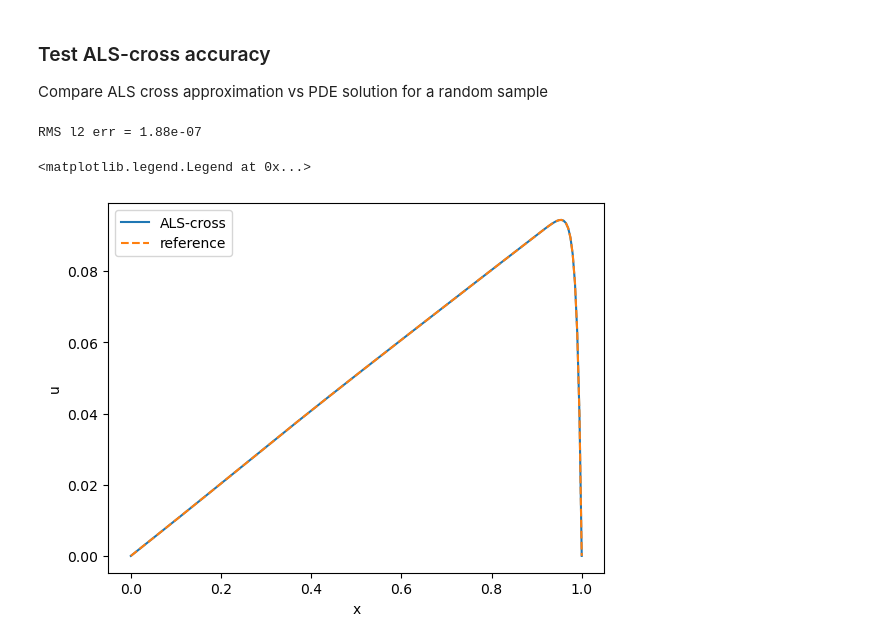
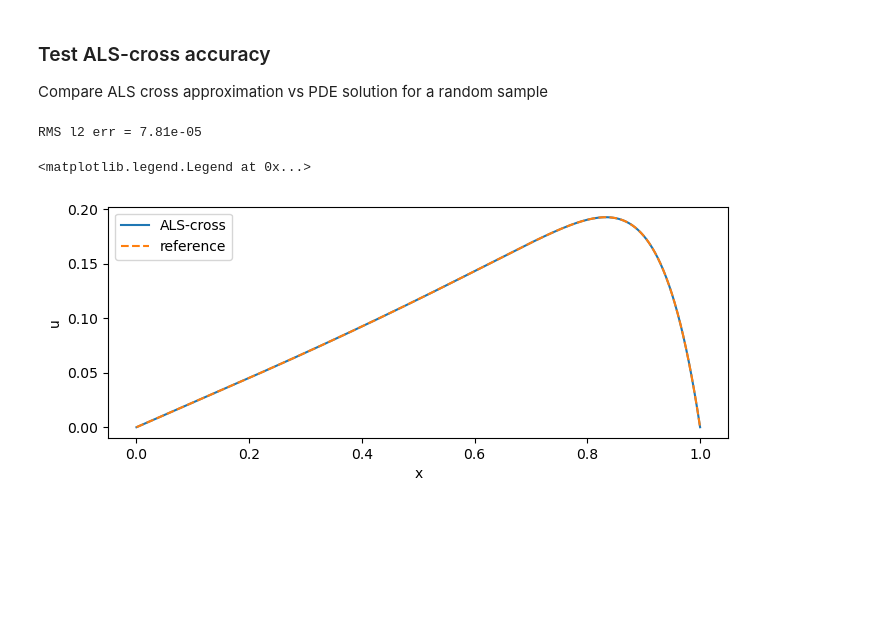
Before and after one commit to huberbenno/TT-IRT, a Jupyter notebook: python/als_cross_rework/test2.ipynb, the cells around one changed output. Cells and saved outputs as stored; diff of their text form; code cells hidden in the pictures; blank space fills up the shorter version.

```diff
--- a/python/als_cross_rework/test2.ipynb
+++ b/python/als_cross_rework/test2.ipynb
@@ -125,6 +159,7 @@ cfun = diffusion_coeff(Nx, Ny, offset, var)
 C_true = cfun(X)
 
 PDE_fun = SimplePDE(Nx)
+PDE_fun.v = 20
 
 U = PDE_fun.solve([[C_true.reshape(1,-1,1), np.ones((1,1,1))], [np.ones((1,1,1))]])
 U = np.ravel(U[0])
@@ -240,10 +279,7 @@ Ranks [ 1 25 22 20 14  8  4  1]
 
 Compare ALS cross approximation vs PDE solution for a random sample
 # %%
-N_MC = 500
-err = 0
-
-for n in range(N_MC):
+def compute_sample(PDE_fun, u):
   # get random parameter
   y = rng.integers(0, Ny, n_param)
   X = np.hstack([np.arange(Nx).reshape((-1,1)), np.tile(y, [Nx,1])])
@@ -258,36 +294,31 @@ for n in range(N_MC):
   for i in range(u.n[0]):
     U_eval[i] = u[np.concatenate(([i], y))]
 
-  err += np.sum(np.square(U - U_eval))
+  return U, U_eval
 
-err = np.sqrt(err / N_MC)
+def MC_compute_err(PDE_fun, u, N_MC = 500):
+  err = 0
+  for n in range(N_MC):
+    U, U_eval = compute_sample(PDE_fun, u)
+    err += np.sum(np.square(U - U_eval))
 
-print(f'RMS l2 err = {err:.2e}')
+  return np.sqrt(err / N_MC)
-# %% [output]
-RMS l2 err = 1.88e-07
+# %%
+N_MC = 500
+print(f'RMS l2 err = {MC_compute_err(PDE_fun, u, N_MC):.2e}')
+# %% [output]
+RMS l2 err = 7.81e-05
 # %%
-# get random parameter
-y = rng.integers(0, Ny, n_param)
-X = np.hstack([np.arange(Nx).reshape((-1,1)), np.tile(y, [Nx,1])])
+U, U_eval = compute_sample(PDE_fun, u)
 
-C_a_true = cfun(X) # compute true coeff
-
-U = PDE_fun.solve([[C_a_true.reshape(1,-1,1), np.zeros((1,1,1))], [np.zeros((1,1,1))]]) # solve PDE
-U = np.ravel(U)
-
-# eval ALS-cross
-U_eval = np.empty(u.n[0])
-for i in range(u.n[0]):
-  U_eval[i] = u[np.concatenate(([i], y))]
-
-fig, ax = plt.subplots()
+fig, ax = plt.subplots(figsize=(8,3))
 
 x = np.arange(0, Nx+1) / Nx
 ax.plot(x, U_eval, label='ALS-cross')
 ax.plot(x, U, ls='dashed', label='reference')
 ax.set_xlabel('x')
 ax.set_ylabel('u')
 ax.legend()
 # %% [output]
 <matplotlib.legend.Legend at 0x...>
-[figure, old version]
+[figure, new version]
```
Also changed, not shown: parts of 7 cells of this notebook, 1 other file.
